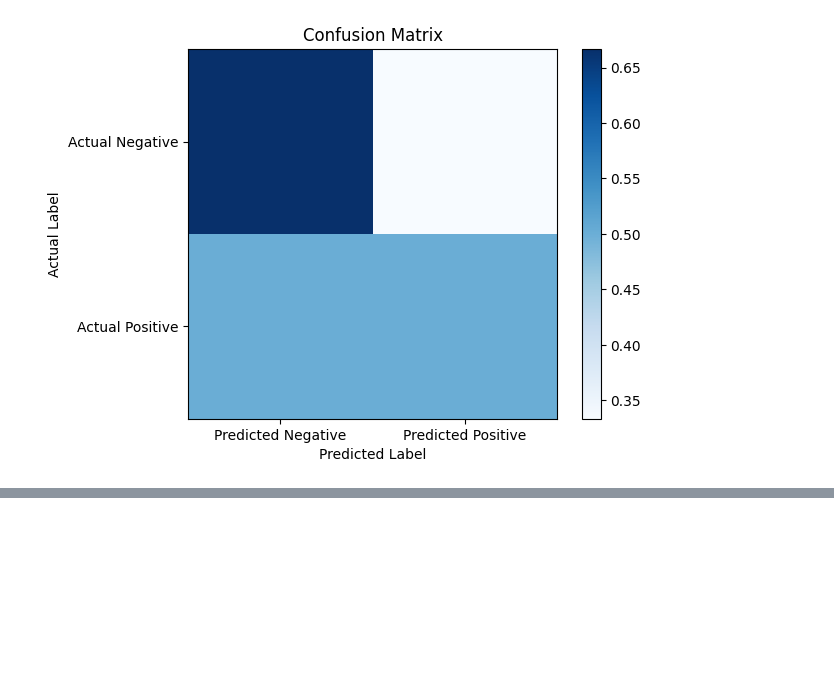
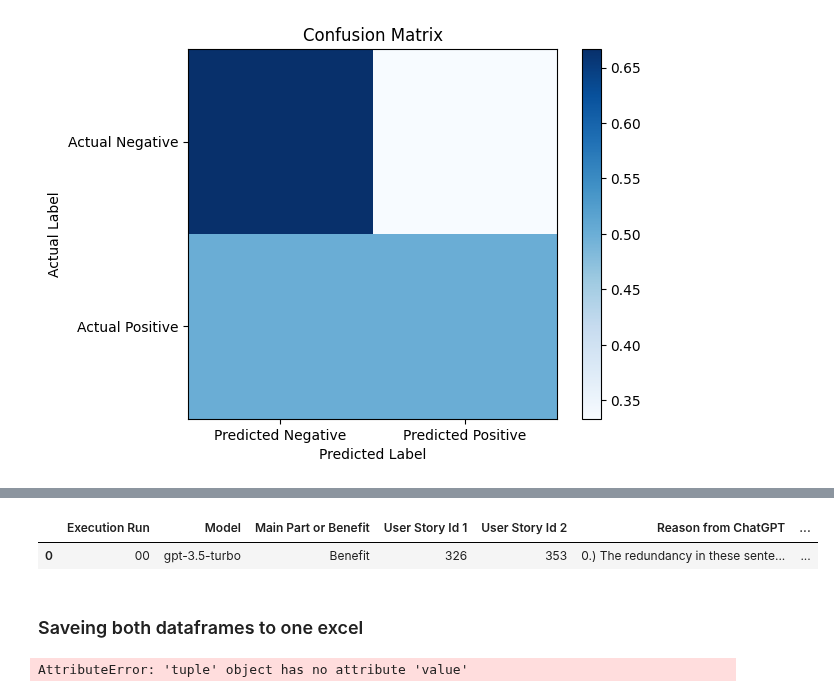
Before and after one commit to SoftwareStackLukas/LLMbasedRedundancyAnalysis, a Jupyter notebook: redundanciesbyannotations/redundant_main_part_benefit_results.ipynb, the cells around one changed output, grey strips where cells are left out. Drawn from its saved outputs; the diff is of its cells as text; code cells hidden in the pictures; blank space fills up the shorter version.

```diff
--- a/redundanciesbyannotations/redundant_main_part_benefit_results.ipynb
+++ b/redundanciesbyannotations/redundant_main_part_benefit_results.ipynb
@@ -733,0 +704,14 @@ UnboundLocalError: cannot access local variable 'local_df_show_false_positives_n
+# %%
+DF_SHOW_TRUE_POSITIVES_DTYPES = {
+    'Execution Run': 'int',
+    'Model': 'str',
+    'Main Part or Benefit': pd.CategoricalDtype(categories=REDUNDANCY_CATEGORIES_MAIN_PART_BENEFIT),
+    'User Story Id 1': 'int',
+    'User Story Id 2': 'int',
+    'Reason from ChatGPT': 'str',
+    'Refered Text 1 by ChatGPT': 'str',
+    'Refered Text 1 from formal Approach': 'str',
+    'Refered Text 2 by ChatGPT': 'str',
+    'Refered Text 2 from formal Approach': 'str'
+}
+df_show_true_positives = pd.DataFrame(columns=DF_SHOW_TRUE_POSITIVES_DTYPES.keys()).astype(dtype=DF_SHOW_TRUE_POSITIVES_DTYPES)
@@ -733,0 +781,12 @@ UnboundLocalError: cannot access local variable 'local_df_show_false_positives_n
+# %%
+df_show_true_positives = df_show_true_positives.drop(df_show_true_positives.index)
+for key in chat_gpt_result_keys:
+    show_true_positives: dict = chat_gpt_results[key]
+    match = re.search(r'gpt.*$', key)
+    df_show_true_positives = fill_df_show_true_positives(df_show_true_positives, match.group(), show_true_positives)
+df_show_true_positives.head(5)
+# %% [output]
+|  | Execution Run | Model | Main Part or Benefit | User Story Id 1 | User Story Id 2 | Reason from ChatGPT | ... |
+| 0 | 00 | gpt-3.5-turbo | Benefit | 326 | 353 | 0.) The redundancy in these sente... | ... |
+# %% [markdown]
+### Saveing both dataframes to one excel
@@ -733,0 +854,4 @@ UnboundLocalError: cannot access local variable 'local_df_show_false_positives_n
+# %%
+save_to_excel('output_detections_highlighting_without_annotations.xlsx', 'False Positives Negatives', df_show_false_positives_negatives)
+# %% [output]
+AttributeError: 'tuple' object has no attribute 'value'
```
Also changed, not shown: parts of 14 cells of this notebook, 2 other files.
